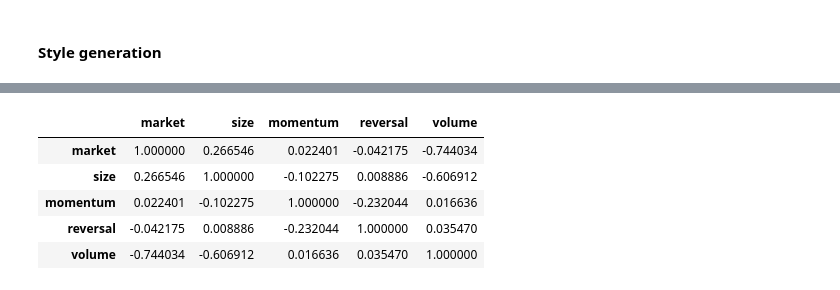
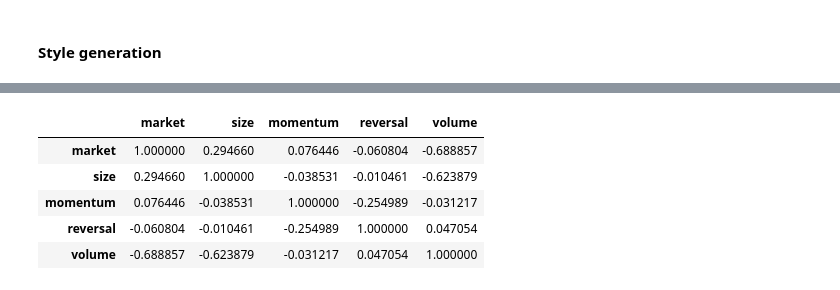
Before and after one commit to bebesi33/crypto_project, a Jupyter notebook: factor_model/scripts/main.ipynb, the cells around one changed output, grey strips where cells are left out. Cells and saved outputs as stored; diff of their text form; code cells hidden in the pictures.

```diff
--- a/factor_model/scripts/main.ipynb
+++ b/factor_model/scripts/main.ipynb
@@ -279,9 +296,9 @@ for style in parameters['REGRESSORS_SET1']:
 # %%
-all_coeff[parameters['REGRESSORS_SET1']].tail(2000).corr()
+all_coeff[parameters['REGRESSORS_SET1']].corr()
 # %% [output]
 |  | market | size | momentum | reversal | volume |
-| market | 1.000000 | 0.266546 | 0.022401 | -0.042175 | -0.744034 |
-| size | 0.266546 | 1.000000 | -0.102275 | 0.008886 | -0.606912 |
-| momentum | 0.022401 | -0.102275 | 1.000000 | -0.232044 | 0.016636 |
-| reversal | -0.042175 | 0.008886 | -0.232044 | 1.000000 | 0.035470 |
-| volume | -0.744034 | -0.606912 | 0.016636 | 0.035470 | 1.000000 |
+| market | 1.000000 | 0.294660 | 0.076446 | -0.060804 | -0.688857 |
+| size | 0.294660 | 1.000000 | -0.038531 | -0.010461 | -0.623879 |
+| momentum | 0.076446 | -0.038531 | 1.000000 | -0.254989 | -0.031217 |
+| reversal | -0.060804 | -0.010461 | -0.254989 | 1.000000 | 0.047054 |
+| volume | -0.688857 | -0.623879 | -0.031217 | 0.047054 | 1.000000 |
```
Also changed, not shown: parts of 4 cells of this notebook, 6 other files.
